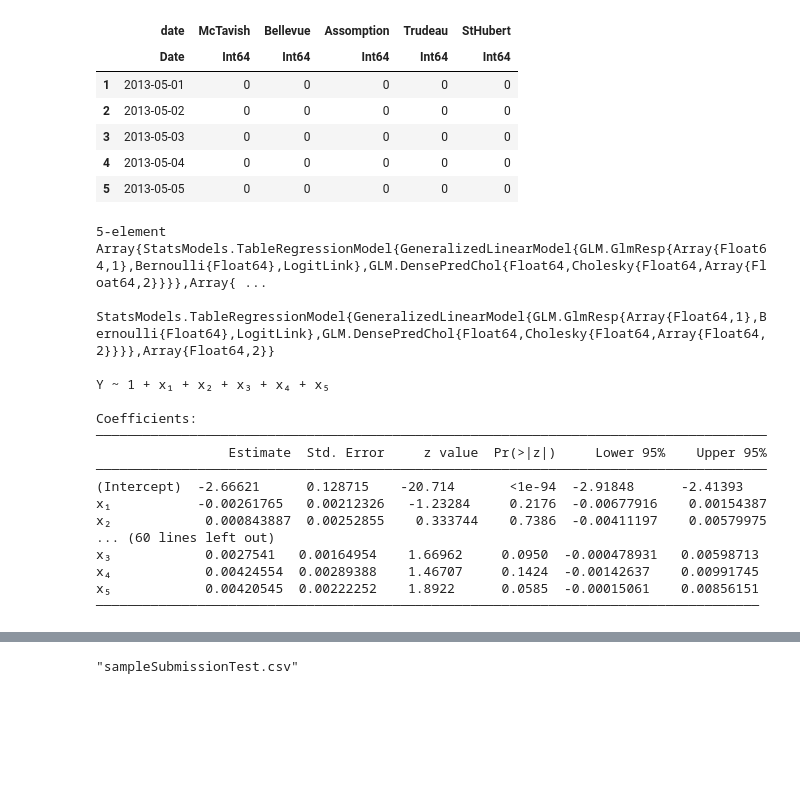
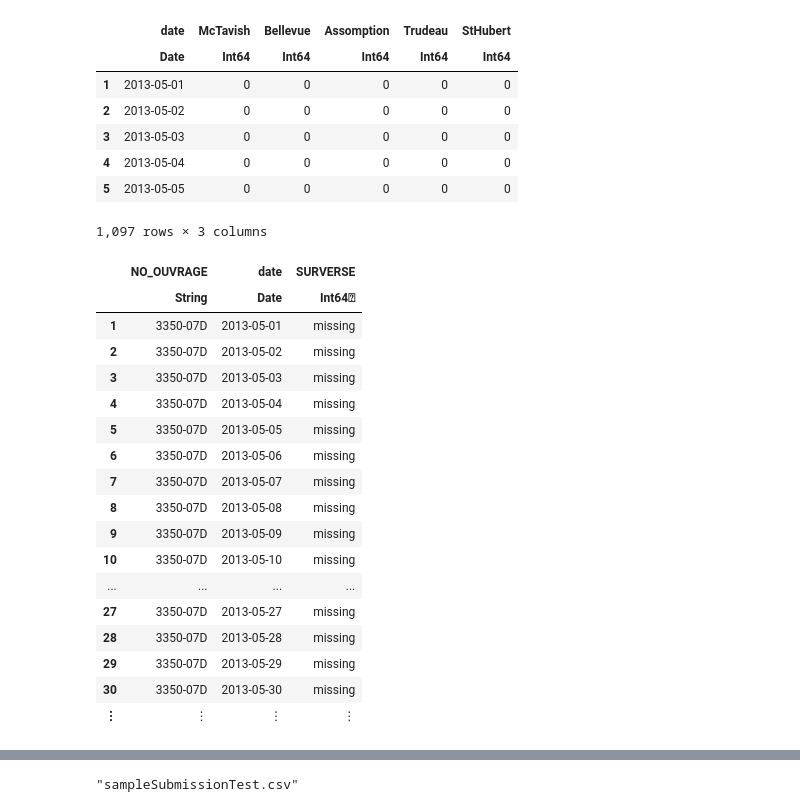
Before and after one commit to thien-ng/MTH3302, a Jupyter notebook: ProjetA19.ipynb, the cells around one changed output, grey strips where cells are left out. Saved outputs shown, nothing was run; the diff lists cells and outputs as text; code cells hidden in the pictures; blank space fills up the shorter version.

Commit message:
modify logit regret

```diff
--- a/ProjetA19.ipynb
+++ b/ProjetA19.ipynb
@@ -234,64 +234,65 @@ dfs_enhanced_surve = [ df_enhanced_surve1, df_enhanced_surve2,
 
 # Declaration du array de models
 modelArray = Array{StatsModels.TableRegressionModel{GeneralizedLinearModel{GLM.GlmResp{Array{Float64,1},Bernoulli{Float64},LogitLink},GLM.DensePredChol{Float64,Cholesky{Float64,Array{Float64,2}}}},Array{Float64,2}}}(undef, 5)
 
 for i = 1:length(dfs_enhanced_surve)
 
     n = length(dfs_enhanced_surve[i][:,:McTavish])
     x₁ = zeros(n)
     x₂ = zeros(n)
     x₃ = zeros(n)
     x₄ = zeros(n)
     x₅ = zeros(n)
 
     McTavish   = dfs_enhanced_surve[i][:,:McTavish]
     Bellevue   = dfs_enhanced_surve[i][:,:Bellevue]
     Assomption = dfs_enhanced_surve[i][:,:Assomption]
     Trudeau    = dfs_enhanced_surve[i][:,:Trudeau]
     StHubert   = dfs_enhanced_surve[i][:,:StHubert]
 
 
     # Les conditions des if-else devront etre change pour des valeurs plus concrets
     for j = 1:length(McTavish)
 
-#         sumIndex = findfirst(pcp_sum[:,:date] .== dfs_enhanced_surve[i][j,:date])
-
-        # Selon les moyennes
-#         if McTavish[i] > 130
-            x₁[j] = pcp_sum[j,:McTavish]
-#         elseif Bellevue[i] > 130
-            x₂[j] = pcp_sum[j,:Bellevue]
-#         elseif Assomption[i] > 130
-            x₃[j] = pcp_sum[j,:Assomption]
-#         elseif Trudeau[i] > 130
-            x₄[j] = pcp_sum[j,:Trudeau]
-#         elseif StHubert[i] > 130
-            x₅[j] = pcp_sum[j,:StHubert]
-#         end
+        if McTavish[j] > 130
+            x₁[j] = 1
+        elseif Bellevue[j] > 130
+            x₂[j] = 1
+        elseif Assomption[j] > 130
+            x₃[j] = 1
+        elseif Trudeau[j] > 130
+            x₄[j] = 1
+        elseif StHubert[j] > 130
+            x₅[j] = 1
+        end
     end
     newdf = DataFrame(x₁=x₁,x₂=x₂,x₃=x₃,x₄=x₄,x₅=x₅,Y=dfs_enhanced_surve[i][:,:SURVERSE])
     modelArray[i] = glm(@formula(Y ~ x₁+x₂+x₃+x₄+x₅), newdf,  Bernoulli(), LogitLink())
 end
 
 modelArray
+# first(df_enhanced_surve2,100)
+df_surve2
 # %% [output]
-5-element Array{StatsModels.TableRegressionModel{GeneralizedLinearModel{GLM.GlmResp{Array{Float64,1},Bernoulli{Float64},LogitLink},GLM.DensePredChol{Float64,Cholesky{Float64,Array{Float64,2}}}},Array{ ...
- StatsModels.TableRegressionModel{GeneralizedLinearModel{GLM.GlmResp{Array{Float64,1},Bernoulli{Float64},LogitLink},GLM.DensePredChol{Float64,Cholesky{Float64,Array{Float64,2}}}},Array{Float64,2}}
-
-Y ~ 1 + x₁ + x₂ + x₃ + x₄ + x₅
-
-Coefficients:
-──────────────────────────────────────────────────────────────────────────────────────
-                 Estimate  Std. Error     z value  Pr(>|z|)     Lower 95%    Upper 95%
-──────────────────────────────────────────────────────────────────────────────────────
-(Intercept)  -2.66621      0.128715    -20.714       <1e-94  -2.91848      -2.41393
-x₁           -0.00261765   0.00212326   -1.23284     0.2176  -0.00677916    0.00154387
-x₂            0.000843887  0.00252855    0.333744    0.7386  -0.00411197    0.00579975
-... (60 lines left out)
-x₃            0.0027541   0.00164954    1.66962     0.0950  -0.000478931   0.00598713
-x₄            0.00424554  0.00289388    1.46707     0.1424  -0.00142637    0.00991745
-x₅            0.00420545  0.00222252    1.8922      0.0585  -0.00015061    0.00856151
-─────────────────────────────────────────────────────────────────────────────────────
+1,097 rows × 3 columns
+|  | NO_OUVRAGE | date | SURVERSE |
+|  | String | Date | Int64⍰ |
+| 1 | 3350-07D | 2013-05-01 | missing |
+| 2 | 3350-07D | 2013-05-02 | missing |
+| 3 | 3350-07D | 2013-05-03 | missing |
+| 4 | 3350-07D | 2013-05-04 | missing |
+| 5 | 3350-07D | 2013-05-05 | missing |
+| 6 | 3350-07D | 2013-05-06 | missing |
+| 7 | 3350-07D | 2013-05-07 | missing |
+| 8 | 3350-07D | 2013-05-08 | missing |
+| 9 | 3350-07D | 2013-05-09 | missing |
+| 10 | 3350-07D | 2013-05-10 | missing |
+| ... | ... | ... | ... |
+| 27 | 3350-07D | 2013-05-27 | missing |
+| 28 | 3350-07D | 2013-05-28 | missing |
+| 29 | 3350-07D | 2013-05-29 | missing |
+| 30 | 3350-07D | 2013-05-30 | missing |
+| ⋮ | ⋮ | ⋮ | ⋮ |
 # %%
 ### Retrieve test data
 test = CSV.read("data/test.csv");
```
Also changed, not shown: parts of 3 cells of this notebook.
